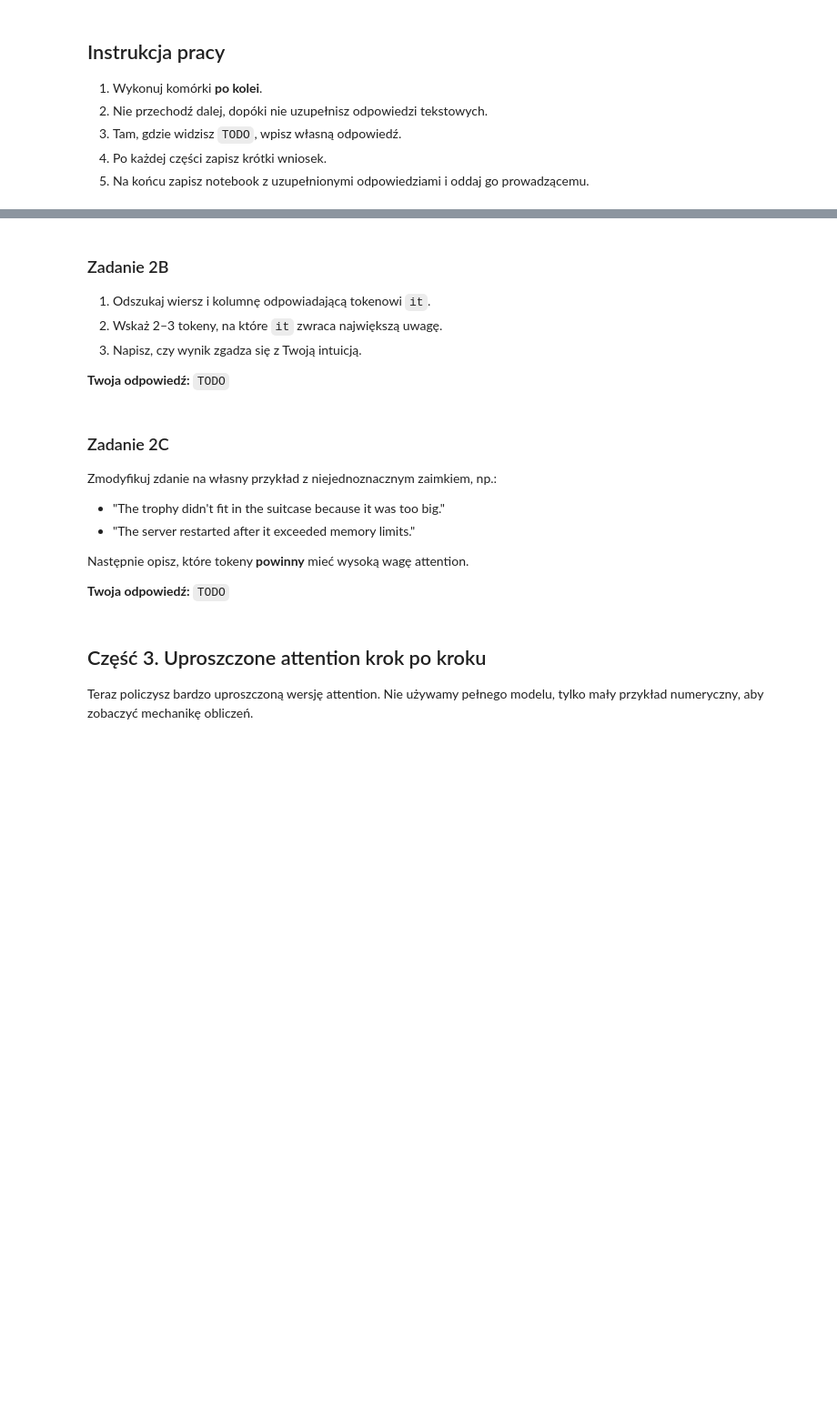
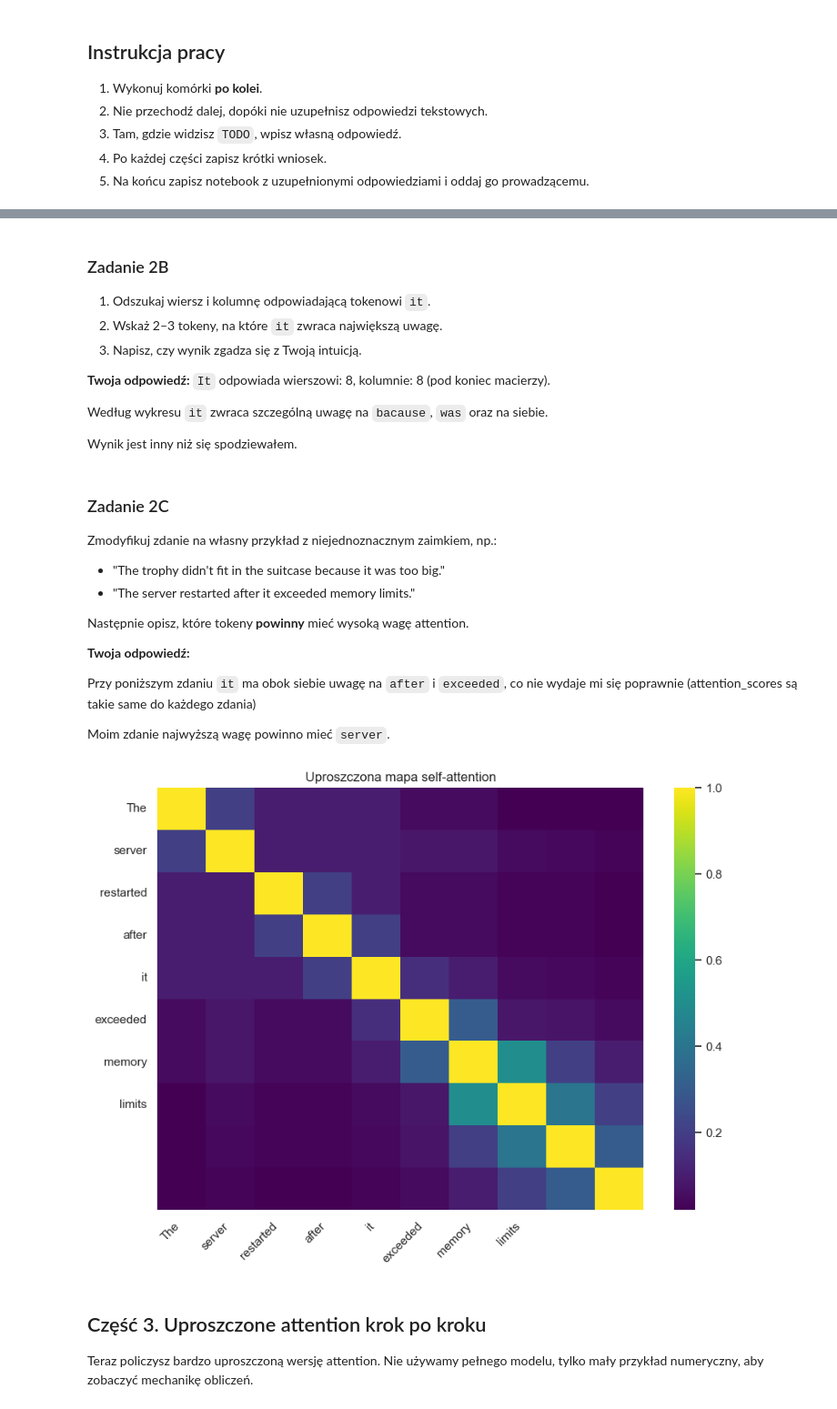
Before and after one commit to Eruverio95/Artificial_Inteligence, a Jupyter notebook: Notebooks/Lab2_Transformery_LLM.ipynb, the cells around one changed output, grey strips where cells are left out. Shown at 91% size. Saved outputs shown, nothing was run; the diff lists cells and outputs as text; code cells hidden in the pictures; blank space fills up the shorter version.

```diff
--- a/Notebooks/Lab2_Transformery_LLM.ipynb
+++ b/Notebooks/Lab2_Transformery_LLM.ipynb
@@ -121,7 +190,12 @@ plt.show()
 2. Wskaż 2–3 tokeny, na które `it` zwraca największą uwagę.
 3. Napisz, czy wynik zgadza się z Twoją intuicją.
 
-**Twoja odpowiedź:** `TODO`
+**Twoja odpowiedź:**
+`It` odpowiada wierszowi: 8, kolumnie: 8 (pod koniec macierzy).
+
+Według wykresu `it` zwraca szczególną uwagę na `bacause`, `was` oraz na siebie.
+
+Wynik jest inny niż się spodziewałem.
 # %% [markdown]
 ### Zadanie 2C
 Zmodyfikuj zdanie na własny przykład z niejednoznacznym zaimkiem, np.:
@@ -130,7 +204,36 @@ Zmodyfikuj zdanie na własny przykład z niejednoznacznym zaimkiem, np.:
 
 Następnie opisz, które tokeny **powinny** mieć wysoką wagę attention.
 
-**Twoja odpowiedź:** `TODO`
+**Twoja odpowiedź:**
+
+Przy poniższym zdaniu `it` ma obok siebie uwagę na `after` i `exceeded`, co nie wydaje mi się poprawnie (attention_scores są takie same do każdego zdania)
+
+Moim zdanie najwyższą wagę powinno mieć `server`.
+# %%
+sentence = "The server restarted after it exceeded memory limits."
+words = sentence.replace('.', '').split()
+
+attention_scores = np.array([
+    [1.0, 0.2, 0.1, 0.1, 0.1, 0.05, 0.05, 0.02, 0.02, 0.02],
+    [0.2, 1.0, 0.1, 0.1, 0.1, 0.08, 0.08, 0.05, 0.04, 0.03],
+    [0.1, 0.1, 1.0, 0.2, 0.1, 0.05, 0.05, 0.03, 0.03, 0.02],
+    [0.1, 0.1, 0.2, 1.0, 0.2, 0.05, 0.05, 0.03, 0.03, 0.02],
+    [0.1, 0.1, 0.1, 0.2, 1.0, 0.15, 0.1, 0.05, 0.04, 0.03],
+    [0.05, 0.08, 0.05, 0.05, 0.15, 1.0, 0.3, 0.08, 0.07, 0.05],
+    [0.05, 0.08, 0.05, 0.05, 0.1, 0.3, 1.0, 0.5, 0.2, 0.1],
+    [0.02, 0.05, 0.03, 0.03, 0.05, 0.08, 0.5, 1.0, 0.4, 0.2],
+    [0.02, 0.04, 0.03, 0.03, 0.04, 0.07, 0.2, 0.4, 1.0, 0.3],
+    [0.02, 0.03, 0.02, 0.02, 0.03, 0.05, 0.1, 0.2, 0.3, 1.0],
+])
+
+plt.figure(figsize=(10, 7))
+sns.heatmap(attention_scores, xticklabels=words, yticklabels=words, cmap='viridis')
+plt.title('Uproszczona mapa self-attention')
+plt.xticks(rotation=45, ha='right')
+plt.yticks(rotation=0)
+plt.show()
+# %% [output]
+[figure, added]
 # %% [markdown]
 ## Część 3. Uproszczone attention krok po kroku
 Teraz policzysz bardzo uproszczoną wersję attention. Nie używamy pełnego modelu, tylko mały przykład numeryczny, aby zobaczyć mechanikę obliczeń.
```
Also changed, not shown: parts of 19 cells of this notebook.
